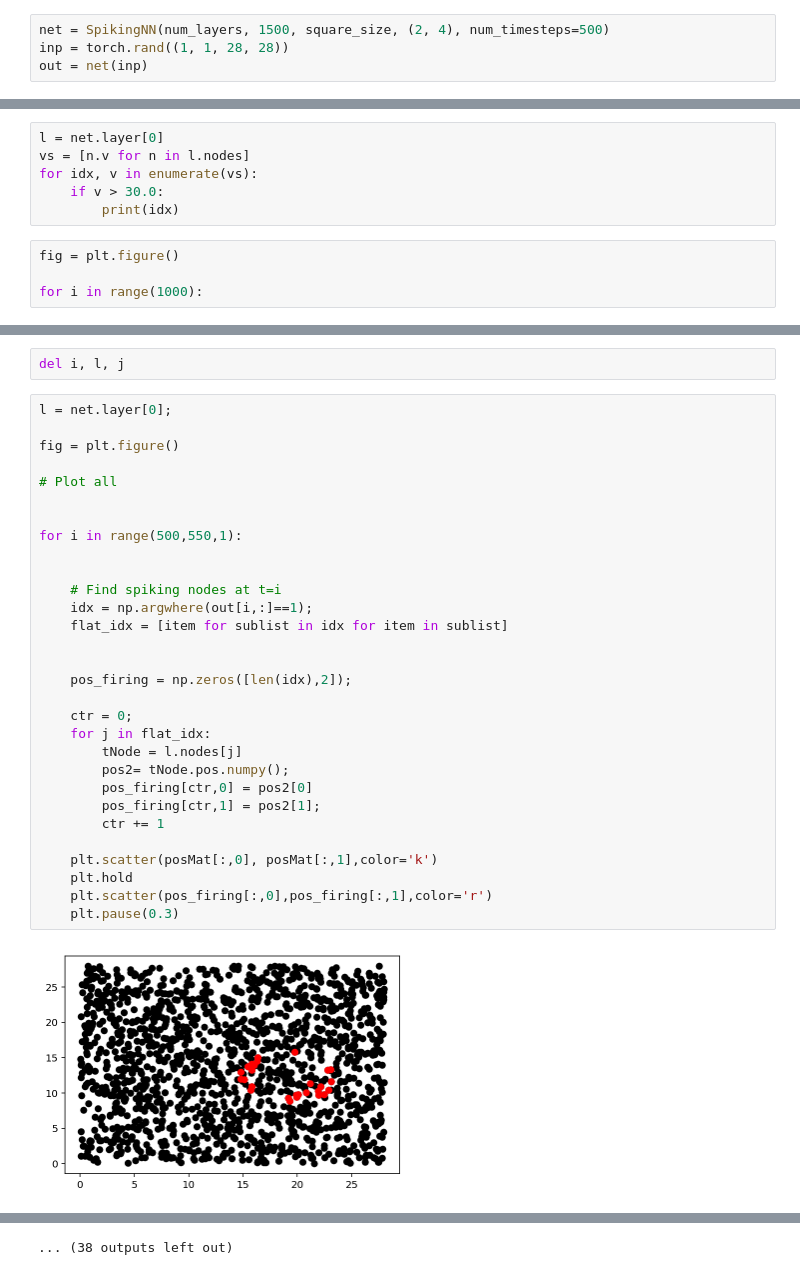
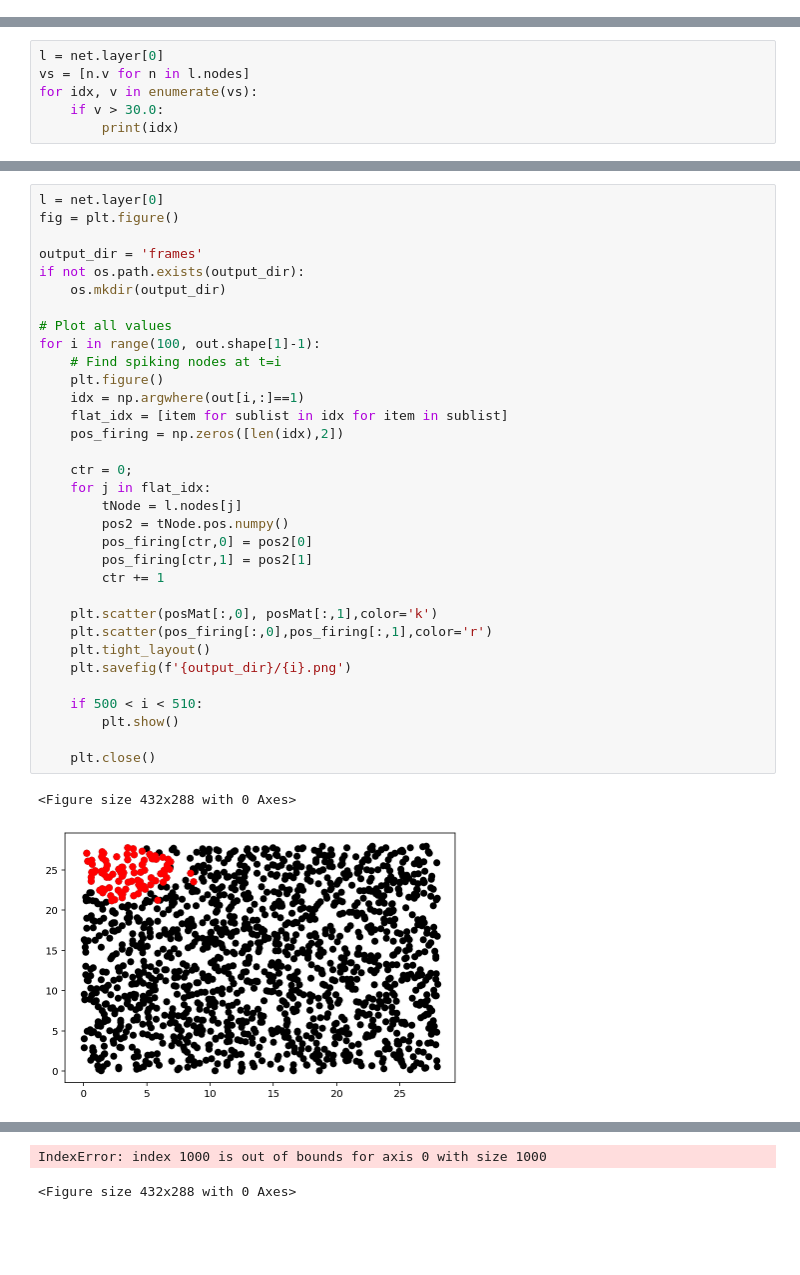
Before and after one commit to shoaibahmed/torchbrain, a Jupyter notebook: spiking/spiking_debug.ipynb, the cells around one changed output, grey strips where cells are left out. Saved outputs shown, nothing was run; the diff lists cells and outputs as text; blank space fills up the shorter version.

```diff
--- a/spiking/spiking_debug.ipynb
+++ b/spiking/spiking_debug.ipynb
@@ -42,7 +43,3 @@ vs
-# %%
-net = SpikingNN(num_layers, 1500, square_size, (2, 4), num_timesteps=500)
-inp = torch.rand((1, 1, 28, 28))
-out = net(inp)
 # %%
 for n in net.layer[0].nodes:
     if np.isnan(n.v.item()):
@@ -54,7 +51,3 @@ vs = [n.v for n in l.nodes]
 for idx, v in enumerate(vs):
     if v > 30.0:
         print(idx)
-# %%
-fig = plt.figure()
-
-for i in range(1000):
@@ -89,34 +72,36 @@ plt.scatter(posMat[:,0], posMat[:,1],color='k')
-# %%
-del i, l, j
 # %%
-l = net.layer[0];
-
+l = net.layer[0]
 fig = plt.figure()
 
-# Plot all
+output_dir = 'frames'
+if not os.path.exists(output_dir):
+    os.mkdir(output_dir)
 
-
-for i in range(500,550,1):
-
-
+# Plot all values
+for i in range(100, out.shape[1]-1):
     # Find spiking nodes at t=i
-    idx = np.argwhere(out[i,:]==1);
+    plt.figure()
+    idx = np.argwhere(out[i,:]==1)
     flat_idx = [item for sublist in idx for item in sublist]
-
-
-    pos_firing = np.zeros([len(idx),2]);
+    pos_firing = np.zeros([len(idx),2])
 
     ctr = 0;
     for j in flat_idx:
         tNode = l.nodes[j]
-        pos2= tNode.pos.numpy();
+        pos2 = tNode.pos.numpy()
         pos_firing[ctr,0] = pos2[0]
-        pos_firing[ctr,1] = pos2[1];
+        pos_firing[ctr,1] = pos2[1]
         ctr += 1
 
     plt.scatter(posMat[:,0], posMat[:,1],color='k')
-    plt.hold
     plt.scatter(pos_firing[:,0],pos_firing[:,1],color='r')
-    plt.pause(0.3)
+    plt.tight_layout()
+    plt.savefig(f'{output_dir}/{i}.png')
+
+    if 500 < i < 510:
+        plt.show()
+
+    plt.close()
 # %% [output]
+<Figure size 432x288 with 0 Axes>
-[figure, old version]
+[figure, new version]
@@ -134 +116,2 @@ for i in range(500,550,1):
-... (38 outputs left out)
+IndexError: index 1000 is out of bounds for axis 0 with size 1000
+<Figure size 432x288 with 0 Axes>
```
Also changed, not shown: parts of 10 cells of this notebook, 2 other files.
